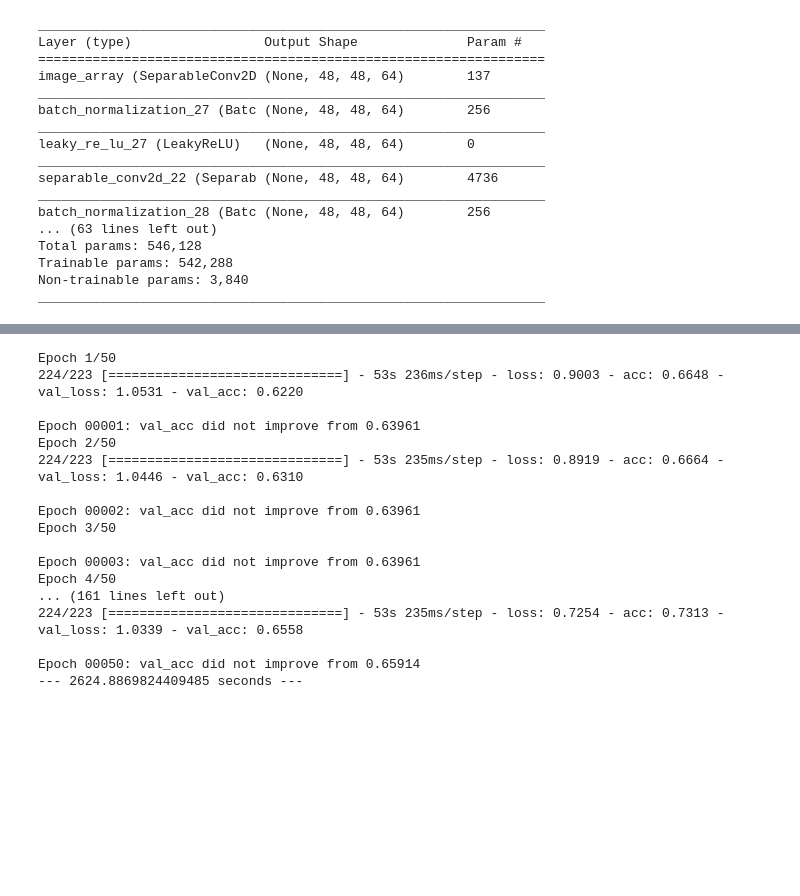
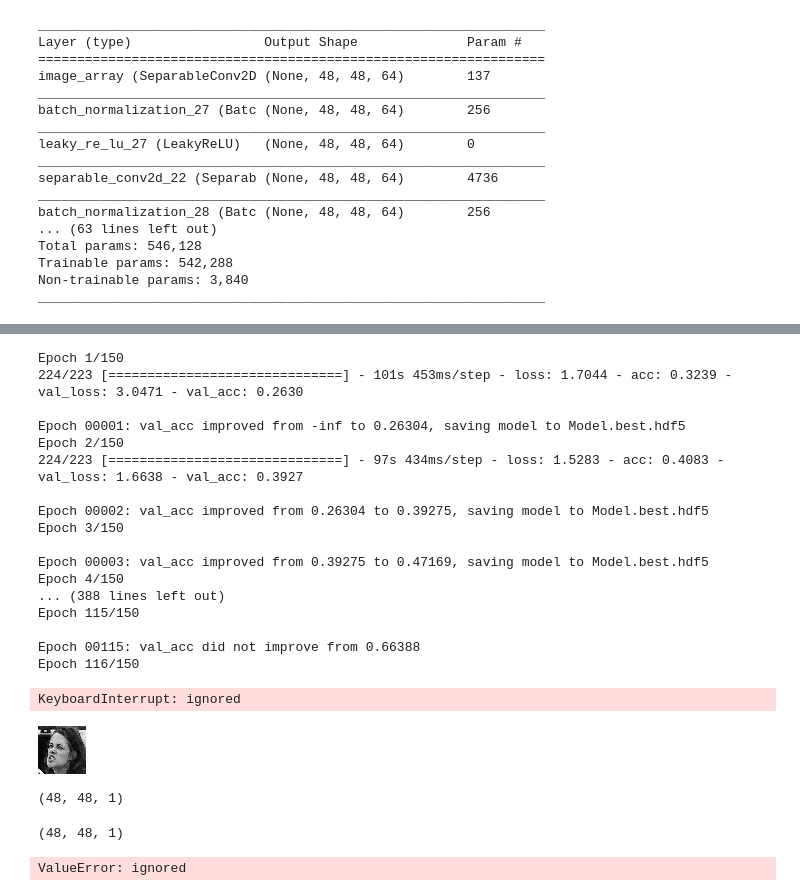
Before and after one commit to Curiousss/InkerIntern, a Jupyter notebook: FER_WINO_SEPARABLE_NO_CUDNN.ipynb, the cells around one changed output, grey strips where cells are left out. Drawn from its saved outputs; the diff is of its cells as text; code cells hidden in the pictures; blank space fills up the shorter version.

```diff
--- a/FER_WINO_SEPARABLE_NO_CUDNN.ipynb
+++ b/FER_WINO_SEPARABLE_NO_CUDNN.ipynb
@@ -268,25 +219,51 @@ datagen.fit(train_x)
 model.fit_generator(datagen.flow(train_x, train_y,
                     batch_size=batch_size),
                     steps_per_epoch=(train_x.shape[0]/batch_size),
-                    epochs=50,
+                    epochs=150,
                     validation_data=(val_x, val_y),
                     callbacks=[checkpointer])
 print("--- %s seconds ---" % (time.time() - start_time))
 # %% [output]
-Epoch 1/50
-224/223 [==============================] - 53s 236ms/step - loss: 0.9003 - acc: 0.6648 - val_loss: 1.0531 - val_acc: 0.6220
+Epoch 1/150
+224/223 [==============================] - 101s 453ms/step - loss: 1.7044 - acc: 0.3239 - val_loss: 3.0471 - val_acc: 0.2630
 
-Epoch 00001: val_acc did not improve from 0.63961
-Epoch 2/50
-224/223 [==============================] - 53s 235ms/step - loss: 0.8919 - acc: 0.6664 - val_loss: 1.0446 - val_acc: 0.6310
+Epoch 00001: val_acc improved from -inf to 0.26304, saving model to Model.best.hdf5
+Epoch 2/150
+224/223 [==============================] - 97s 434ms/step - loss: 1.5283 - acc: 0.4083 - val_loss: 1.6638 - val_acc: 0.3927
 
-Epoch 00002: val_acc did not improve from 0.63961
-Epoch 3/50
+Epoch 00002: val_acc improved from 0.26304 to 0.39275, saving model to Model.best.hdf5
+Epoch 3/150
 
-Epoch 00003: val_acc did not improve from 0.63961
-Epoch 4/50
-... (161 lines left out)
-224/223 [==============================] - 53s 235ms/step - loss: 0.7254 - acc: 0.7313 - val_loss: 1.0339 - val_acc: 0.6558
+Epoch 00003: val_acc improved from 0.39275 to 0.47169, saving model to Model.best.hdf5
+Epoch 4/150
+... (388 lines left out)
+Epoch 115/150
 
-Epoch 00050: val_acc did not improve from 0.65914
---- 2624.8869824409485 seconds ---
+Epoch 00115: val_acc did not improve from 0.66388
+Epoch 116/150
+KeyboardInterrupt: ignored
+# %%
+celebanger = Image.open("celeb_fer1.jpg")
+
+celebanger = celebanger.convert('L')
+celebanger = celebanger.resize((48,48))
+from IPython.display import display
+display(celebanger)
+# %% [output]
+[figure, added]
+# %%
+celeb_img_np=np.asarray(celebanger)#.getdata()).reshape(48, 48, 1)
+celeb_img_np = celeb_img_np.reshape(48, 48, 1)
+print(celeb_img_np.shape)
+celeb_img_np = celeb_img_np / 255.0
+celeb_img_np = celeb_img_np - 0.5
+celeb_img_np = celeb_img_np * 2
+# %% [output]
+(48, 48, 1)
+# %%
+print(celeb_img_np.shape)
+y = model.predict(celeb_img_np)
+print(y)
+# %% [output]
+(48, 48, 1)
+ValueError: ignored
```
Also changed, not shown: parts of 6 cells of this notebook.
